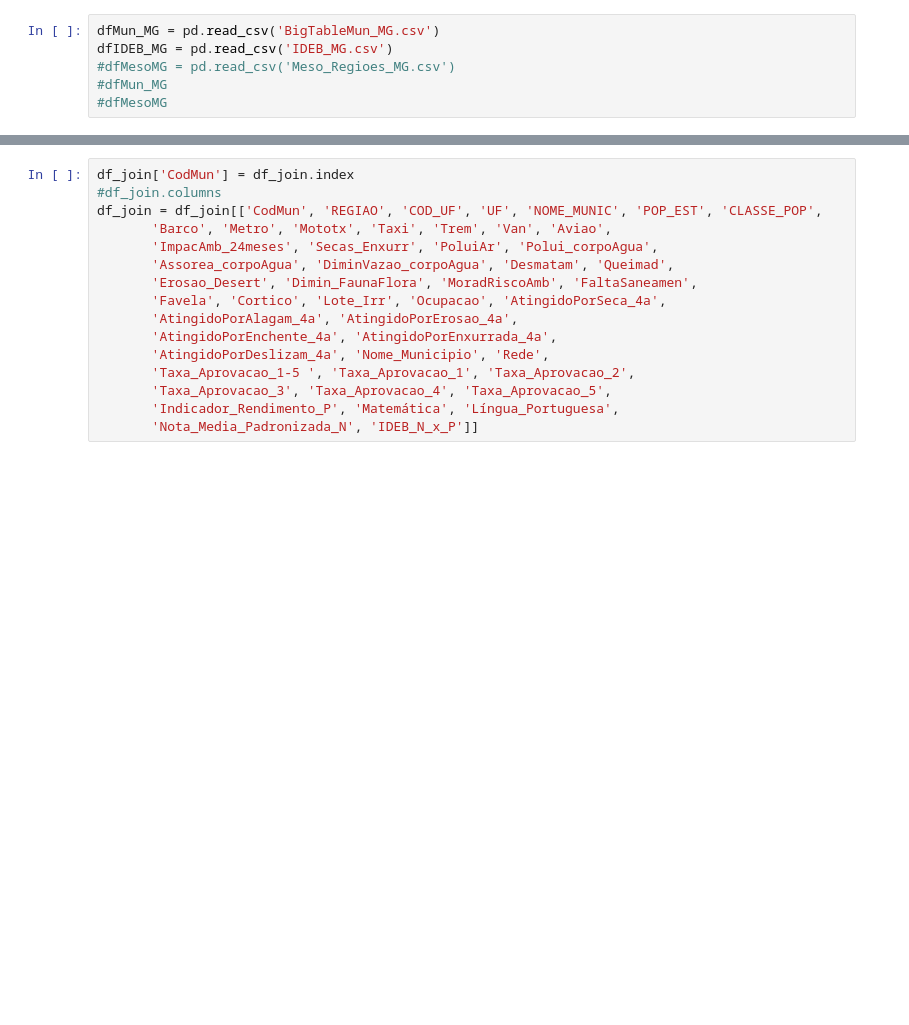
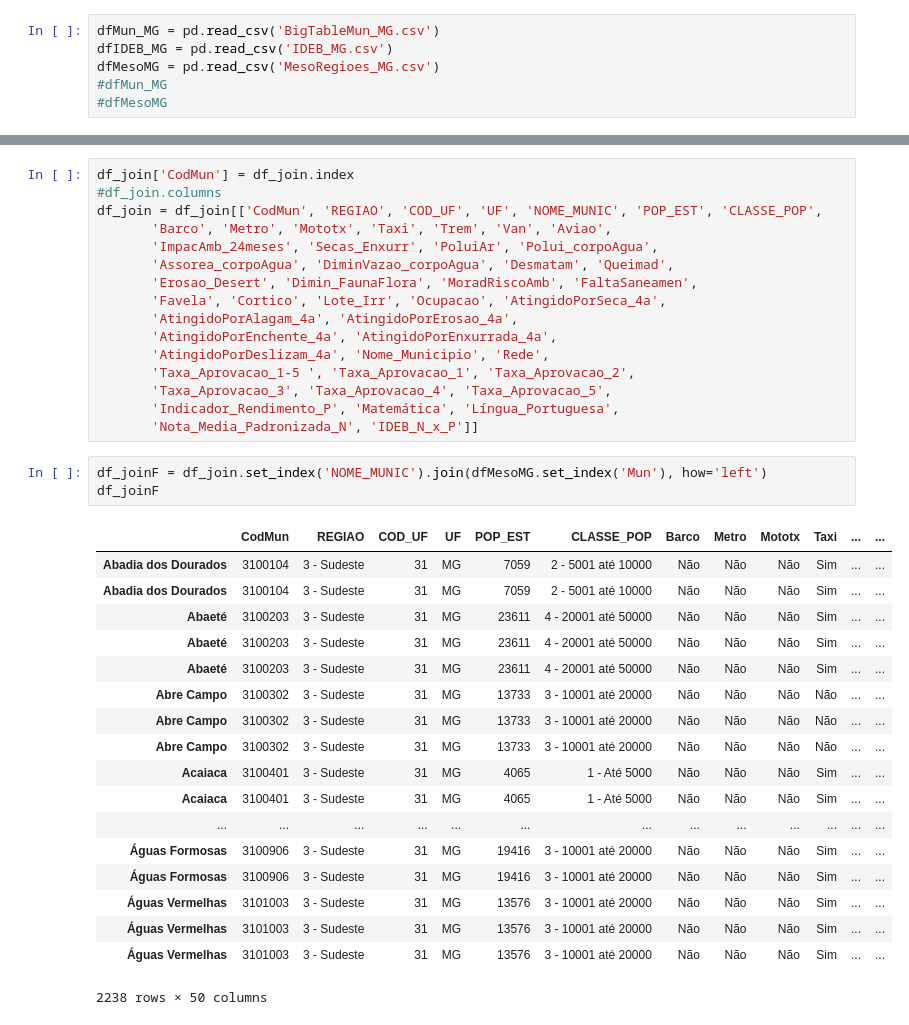
Before and after one commit to jessicatcr-zz/edu-municipios, a Jupyter notebook: Jup_Aux/Base_Final.ipynb, the cells around one changed output, grey strips where cells are left out. Saved outputs shown, nothing was run; the diff lists cells and outputs as text; blank space fills up the shorter version.

```diff
--- a/Jup_Aux/Base_Final.ipynb
+++ b/Jup_Aux/Base_Final.ipynb
@@ -8,7 +8,7 @@ import numpy as np
 # %%
 dfMun_MG = pd.read_csv('BigTableMun_MG.csv')
 dfIDEB_MG = pd.read_csv('IDEB_MG.csv')
-#dfMesoMG = pd.read_csv('Meso_Regioes_MG.csv')
+dfMesoMG = pd.read_csv('MesoRegioes_MG.csv')
 #dfMun_MG
 #dfMesoMG
 # %%
@@ -90,3 +90,25 @@ df_join = df_join[['CodMun', 'REGIAO', 'COD_UF', 'UF', 'NOME_MUNIC', 'POP_EST',
        'Taxa_Aprovacao_3', 'Taxa_Aprovacao_4', 'Taxa_Aprovacao_5',
        'Indicador_Rendimento_P', 'Matemática', 'Língua_Portuguesa',
        'Nota_Media_Padronizada_N', 'IDEB_N_x_P']]
+# %%
+df_joinF = df_join.set_index('NOME_MUNIC').join(dfMesoMG.set_index('Mun'), how='left')
+df_joinF
+# %% [output]
+|  | CodMun | REGIAO | COD_UF | UF | POP_EST | CLASSE_POP | Barco | Metro | Mototx | Taxi | ... | ... |
+| Abadia dos Dourados | 3100104 | 3 - Sudeste | 31 | MG | 7059 | 2 - 5001 até 10000 | Não | Não | Não | Sim | ... | ... |
+| Abadia dos Dourados | 3100104 | 3 - Sudeste | 31 | MG | 7059 | 2 - 5001 até 10000 | Não | Não | Não | Sim | ... | ... |
+| Abaeté | 3100203 | 3 - Sudeste | 31 | MG | 23611 | 4 - 20001 até 50000 | Não | Não | Não | Sim | ... | ... |
+| Abaeté | 3100203 | 3 - Sudeste | 31 | MG | 23611 | 4 - 20001 até 50000 | Não | Não | Não | Sim | ... | ... |
+| Abaeté | 3100203 | 3 - Sudeste | 31 | MG | 23611 | 4 - 20001 até 50000 | Não | Não | Não | Sim | ... | ... |
+| Abre Campo | 3100302 | 3 - Sudeste | 31 | MG | 13733 | 3 - 10001 até 20000 | Não | Não | Não | Não | ... | ... |
+| Abre Campo | 3100302 | 3 - Sudeste | 31 | MG | 13733 | 3 - 10001 até 20000 | Não | Não | Não | Não | ... | ... |
+| Abre Campo | 3100302 | 3 - Sudeste | 31 | MG | 13733 | 3 - 10001 até 20000 | Não | Não | Não | Não | ... | ... |
+| Acaiaca | 3100401 | 3 - Sudeste | 31 | MG | 4065 | 1 - Até 5000 | Não | Não | Não | Sim | ... | ... |
+| Acaiaca | 3100401 | 3 - Sudeste | 31 | MG | 4065 | 1 - Até 5000 | Não | Não | Não | Sim | ... | ... |
+| ... | ... | ... | ... | ... | ... | ... | ... | ... | ... | ... | ... | ... |
+| Águas Formosas | 3100906 | 3 - Sudeste | 31 | MG | 19416 | 3 - 10001 até 20000 | Não | Não | Não | Sim | ... | ... |
+| Águas Formosas | 3100906 | 3 - Sudeste | 31 | MG | 19416 | 3 - 10001 até 20000 | Não | Não | Não | Sim | ... | ... |
+| Águas Vermelhas | 3101003 | 3 - Sudeste | 31 | MG | 13576 | 3 - 10001 até 20000 | Não | Não | Não | Sim | ... | ... |
+| Águas Vermelhas | 3101003 | 3 - Sudeste | 31 | MG | 13576 | 3 - 10001 até 20000 | Não | Não | Não | Sim | ... | ... |
+| Águas Vermelhas | 3101003 | 3 - Sudeste | 31 | MG | 13576 | 3 - 10001 até 20000 | Não | Não | Não | Sim | ... | ... |
+2238 rows × 50 columns
```
Also changed, not shown: parts of 4 cells of this notebook, 2 other files.
